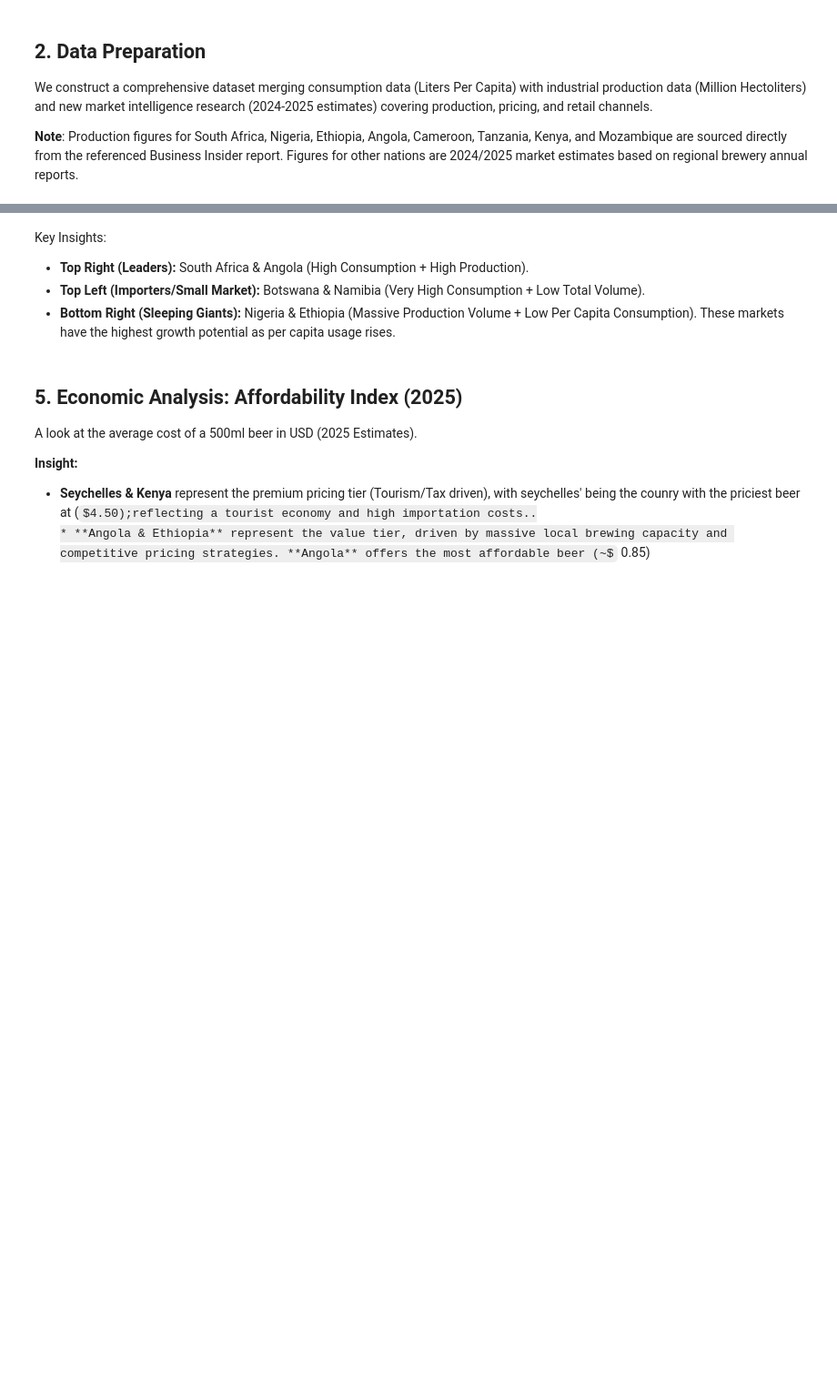
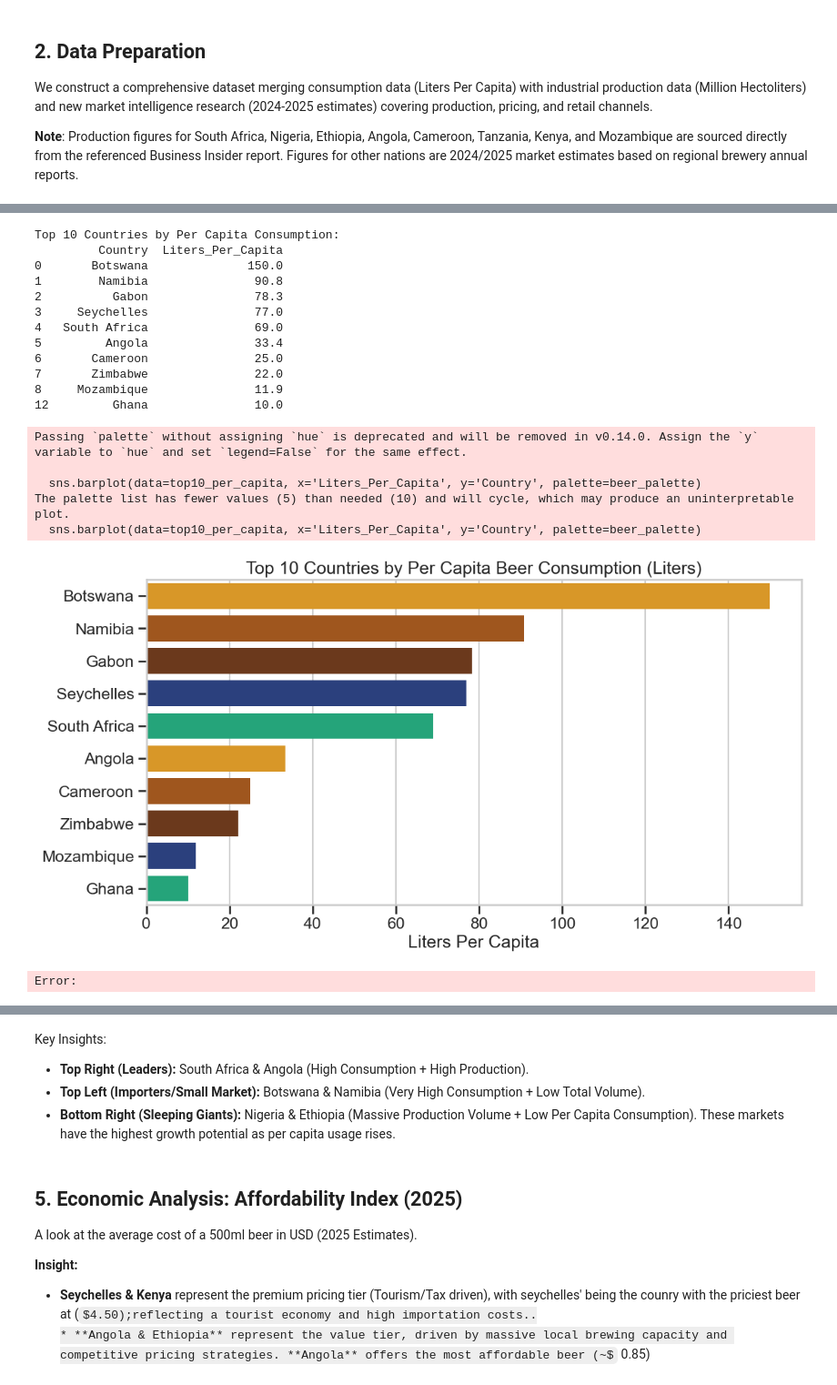
Before and after one commit to Ogombo-collins/African-Beer-Market-Snapshot-ast-at-2025, a Jupyter notebook: African Beer Market Analysis.ipynb, the cells around one changed output, grey strips where cells are left out. Shown at 91% size. Drawn from its saved outputs; the diff is of its cells as text; code cells hidden in the pictures; some formulas as TeX source; blank space fills up the shorter version.

```diff
--- a/African Beer Market Analysis.ipynb
+++ b/African Beer Market Analysis.ipynb
@@ -354 +427,35 @@ Passing `palette` without assigning `hue` is deprecated and will be removed in v
+# %%
+# Top 10 coutries by per capita consumption
+top10_per_capita = df.sort_values('Liters_Per_Capita', ascending=False).head(10)
+print("Top 10 Countries by Per Capita Consumption:")
+
+print(top10_per_capita[['Country', 'Liters_Per_Capita']])
+# visualize top 10 per capita consumption
+plt.figure(figsize=(12,6))
+sns.barplot(data=top10_per_capita, x='Liters_Per_Capita', y='Country', palette=beer_palette)
+plt.title('Top 10 Countries by Per Capita Beer Consumption (Liters)')
+plt.xlabel('Liters Per Capita')
+plt.ylabel('')
+plt.savefig('top10_per_capita_consumption.png')
+plt.show()
+# %% [output]
+Top 10 Countries by Per Capita Consumption:
+         Country  Liters_Per_Capita
+0       Botswana              150.0
+1        Namibia               90.8
+2          Gabon               78.3
+3     Seychelles               77.0
+4   South Africa               69.0
+5         Angola               33.4
+6       Cameroon               25.0
+7       Zimbabwe               22.0
+8     Mozambique               11.9
+12         Ghana               10.0
+Passing `palette` without assigning `hue` is deprecated and will be removed in v0.14.0. Assign the `y` variable to `hue` and set `legend=False` for the same effect.
+
+  sns.barplot(data=top10_per_capita, x='Liters_Per_Capita', y='Country', palette=beer_palette)
+The palette list has fewer values (5) than needed (10) and will cycle, which may produce an uninterpretable plot.
+  sns.barplot(data=top10_per_capita, x='Liters_Per_Capita', y='Country', palette=beer_palette)
+[figure, added]
+Error:
 # %% [markdown]
```
Also changed, not shown: parts of 22 cells of this notebook, 10 other files.
